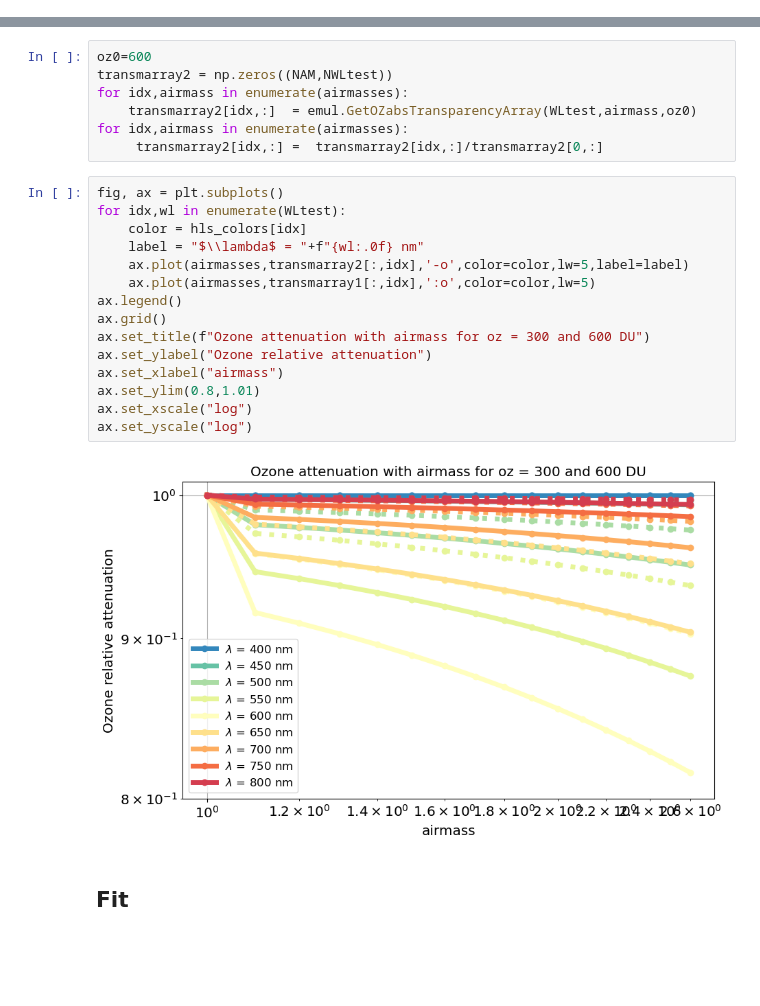
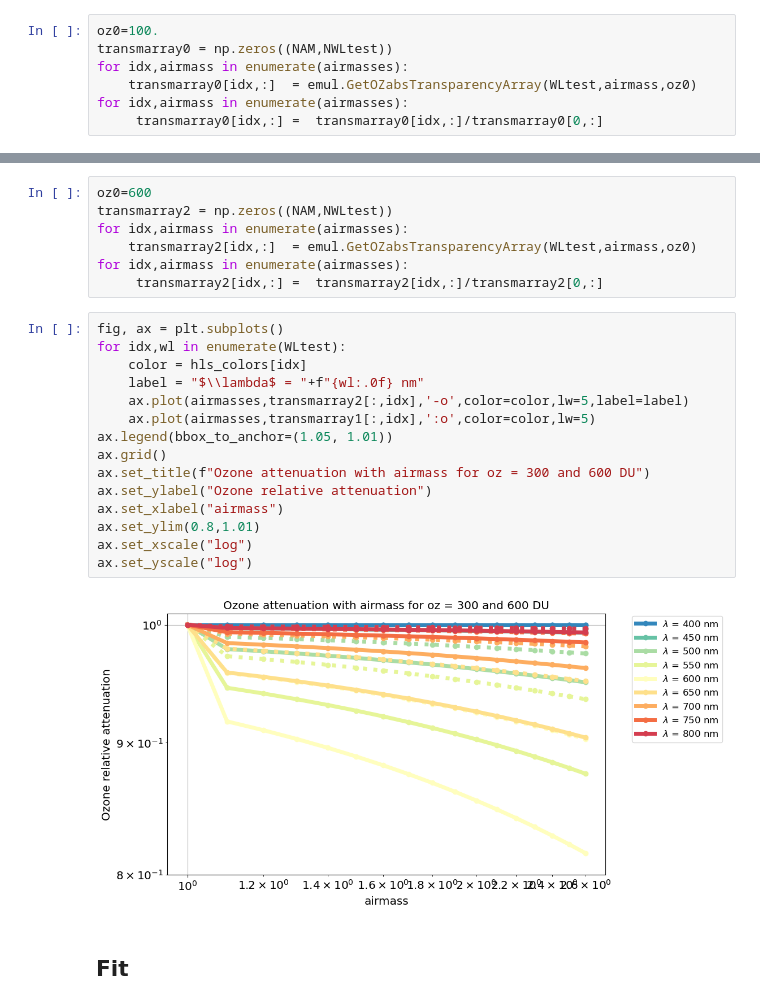
Before and after one commit to LSSTDESC/getObsAtmo, a Jupyter notebook: docs/notebooks/plot_ozonevsairmass.ipynb, the cells around one changed output, grey strips where cells are left out. Saved outputs shown, nothing was run; the diff lists cells and outputs as text; blank space fills up the shorter version.

Commit message:
put legend aside the figure

```diff
--- a/docs/notebooks/plot_ozonevsairmass.ipynb
+++ b/docs/notebooks/plot_ozonevsairmass.ipynb
@@ -224,6 +224,13 @@ airmasses
 # %% [output]
 array([1. , 1.1, 1.2, 1.3, 1.4, 1.5, 1.6, 1.7, 1.8, 1.9, 2. , 2.1, 2.2,
        2.3, 2.4, 2.5, 2.6])
+# %%
+oz0=100.
+transmarray0 = np.zeros((NAM,NWLtest))
+for idx,airmass in enumerate(airmasses):
+    transmarray0[idx,:]  = emul.GetOZabsTransparencyArray(WLtest,airmass,oz0)
+for idx,airmass in enumerate(airmasses):
+     transmarray0[idx,:] =  transmarray0[idx,:]/transmarray0[0,:]
 # %%
 oz0=300.
 transmarray1 = np.zeros((NAM,NWLtest))
@@ -241,20 +248,20 @@ for idx,airmass in enumerate(airmasses):
 # %%
 fig, ax = plt.subplots()
 for idx,wl in enumerate(WLtest):
     color = hls_colors[idx]
     label = "$\\lambda$ = "+f"{wl:.0f} nm"
     ax.plot(airmasses,transmarray2[:,idx],'-o',color=color,lw=5,label=label)
     ax.plot(airmasses,transmarray1[:,idx],':o',color=color,lw=5)
-ax.legend()
+ax.legend(bbox_to_anchor=(1.05, 1.01))
 ax.grid()
 ax.set_title(f"Ozone attenuation with airmass for oz = 300 and 600 DU")
 ax.set_ylabel("Ozone relative attenuation")
 ax.set_xlabel("airmass")
 ax.set_ylim(0.8,1.01)
 ax.set_xscale("log")
 ax.set_yscale("log")
 # %% [output]
-[figure, old version]
+[figure, new version]
 # %% [markdown]
 ## Fit
 # %%
```
Also changed, not shown: parts of 2 cells of this notebook.
